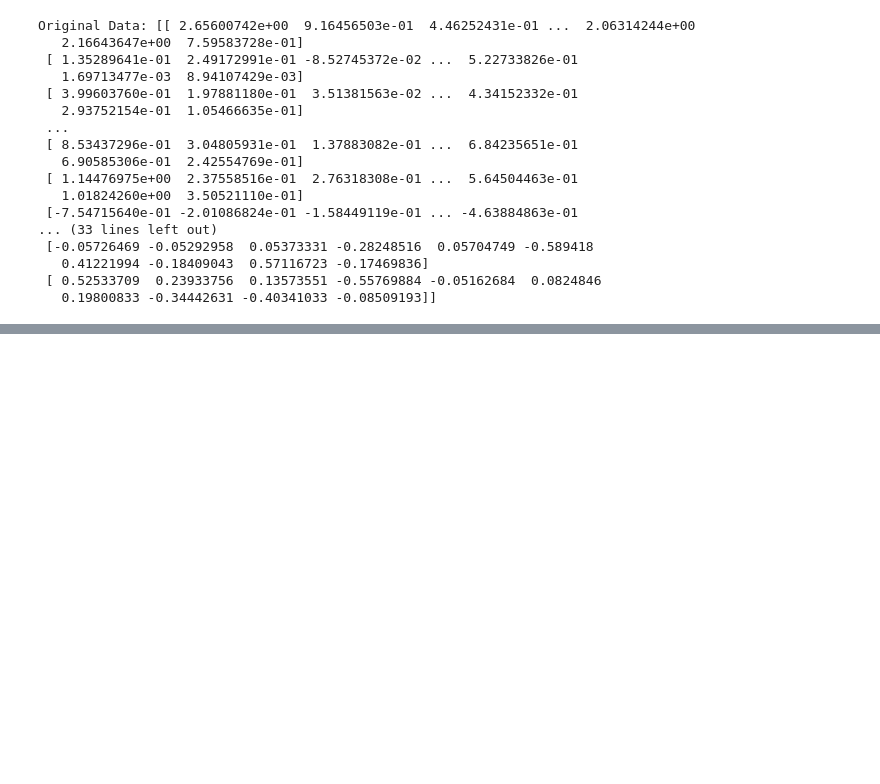
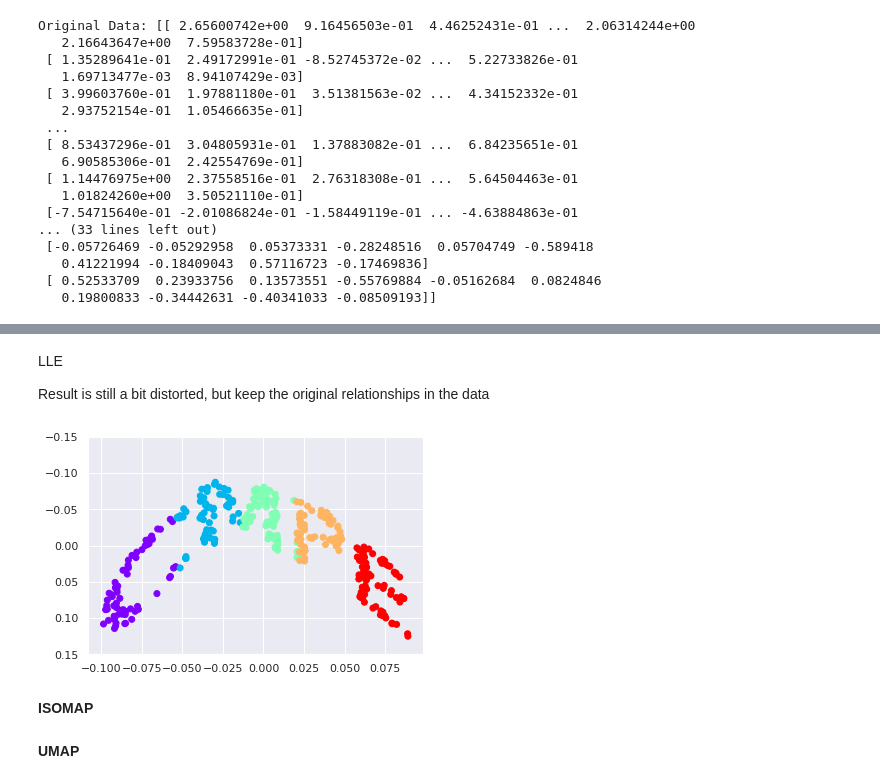
Before and after one commit to AbrahamKong/CMPE256-Dimensionality_Reduction_Assignment, a Jupyter notebook: CMPE_256_Dimensionality_Reduction_Assignment.ipynb, the cells around one changed output, grey strips where cells are left out. Drawn from its saved outputs; the diff is of its cells as text; code cells hidden in the pictures; blank space fills up the shorter version.

```diff
--- a/CMPE_256_Dimensionality_Reduction_Assignment.ipynb
+++ b/CMPE_256_Dimensionality_Reduction_Assignment.ipynb
@@ -81,0 +169,20 @@ Original Data: [[ 2.65600742e+00  9.16456503e-01  4.46252431e-01 ...  2.06314244
+# %% [markdown]
+LLE
+
+Result is still a bit distorted,
+but keep the original relationships in the data
+# %%
+from sklearn.manifold import LocallyLinearEmbedding
+model = LocallyLinearEmbedding(n_neighbors=100, n_components=2, method='modified',
+                               eigen_solver='dense')
+output = model.fit_transform(imgData_curve)
+
+fig, ax = plt.subplots()
+ax.scatter(output[:, 0], output[:, 1], **colorize)
+ax.set_ylim(0.15, -0.15);
+# %% [output]
+[figure, added]
+# %% [markdown]
+**ISOMAP**
+# %% [markdown]
+**UMAP**
```
Also changed, not shown: parts of 13 cells of this notebook.
